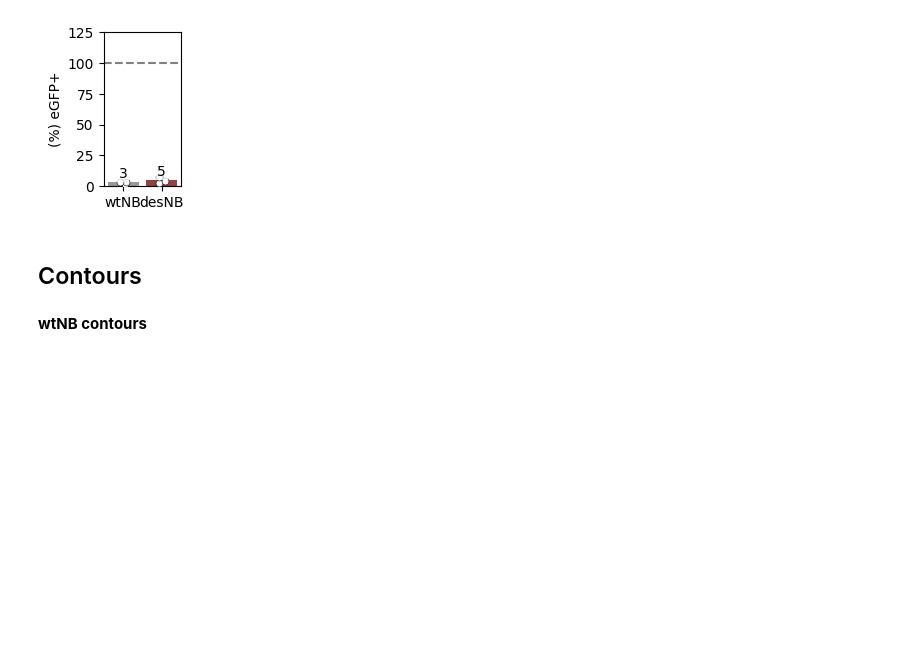
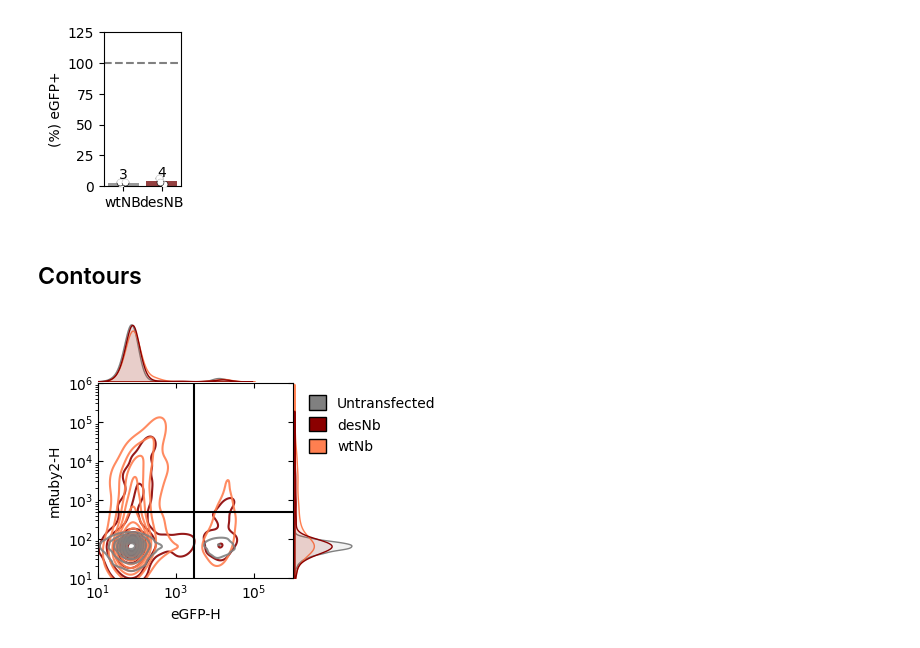
Before and after one commit to GallowayLabMIT/dasit_manuscript, a Jupyter notebook: Figure_2/Figure_2_fluorescent_selectivity_plasmid.ipynb, the cells around one changed output. Saved outputs shown, nothing was run; the diff lists cells and outputs as text; code cells hidden in the pictures; blank space fills up the shorter version.

```diff
--- a/Figure_2/Figure_2_fluorescent_selectivity_plasmid.ipynb
+++ b/Figure_2/Figure_2_fluorescent_selectivity_plasmid.ipynb
@@ -210,26 +205,26 @@ plt.savefig(rd.outfile(output_path/plottitle),bbox_inches='tight')
 # General plotting params
 x = "mGL-H"
 y = "mRuby2-H"
-hue = "reporter"
+hue = "conds"
 
 
-hue_order = ['pKG05002', 'pKG05003','Untransfected']
+hue_order = ['pKG05002.1x', 'pKG05003.1x','Untransfected.0x']
 
 # Conditions
 
 palette = {
-    'pKG05002': 'darkred',
-    'pKG05003': 'coral',
-    'pKG04437': 'dodgerblue',
-    'pKG04440': 'midnightblue',
-    'Untransfected': 'grey'
+    'pKG05002.1x': 'darkred',
+    'pKG05003.1x': 'coral',
+    'Untransfected.0x': 'grey'
 }
 
 # Conditions
+data_new = data[(data['mGL-H'] > 0) & (data['mRuby2-H'] > 0)]
+untransfected = data[(data['reporter'] == 'Untransfected.0x') & (data['mGL-H'] > 0 ) & (data['mRuby2-H'] > 0)]
 
 # only look at no selection and iRFP+ infected
-small_data = pd.concat([data_gated, untransfected])
-small_data= small_data.groupby('reporter').sample(n=2000, random_state=7, replace=True)
+small_data = pd.concat([data_new, untransfected])
+small_data= small_data.groupby('reporter').sample(n=5000, random_state=7)
 
 
 # definitions for the axes
@@ -286,34 +281,34 @@ sns.kdeplot(
 
 # h,l = ax_histx.get_legend_handles_labels()
 # sns.move_legend(ax_histx, handles=h, labels=l,
 #     title='', loc='upper left', bbox_to_anchor=(1,1), frameon=False)
 from matplotlib.patches import Patch
 
 legend_elements = [
     Patch(facecolor='grey', edgecolor='black', linewidth=1,
           label='Untransfected'),
     Patch(facecolor='darkred', edgecolor='black', linewidth=1,
           label='desNb'),
     Patch(facecolor='coral', edgecolor='black', linewidth=1,
           label='wtNb')
 ]
 
 ax_scatter.legend(
     handles=legend_elements,
     loc='upper left',
     bbox_to_anchor=(1.02, 1),
     frameon=False,
     handlelength=1.2,
     handleheight=1.2
 )
 # Threshold
 ax_scatter.axvline(eGFP_gate, 0, 1, color='black')
-ax_scatter.axhline(mRuby2_gate, 0, 1, color='black')
+ax_scatter.axhline(mRuby_gate, 0, 1, color='black')
 ax_scatter.set_xlabel('eGFP-H')
 
 fig.tight_layout()  # Helps improve white spacing
 
-plottitle = '4dpi_mRuby2_constructs_gated_iRFP.svg'
+plottitle = '4dpi_mRuby2_constructs_gated_iRFP_plasmid.svg'
 plt.savefig(rd.outfile(output_path/plottitle),bbox_inches='tight')
+# %% [output]
+[figure, added]
-# %% [markdown]
-**wtNB contours**
```
Also changed, not shown: parts of 9 cells of this notebook.
